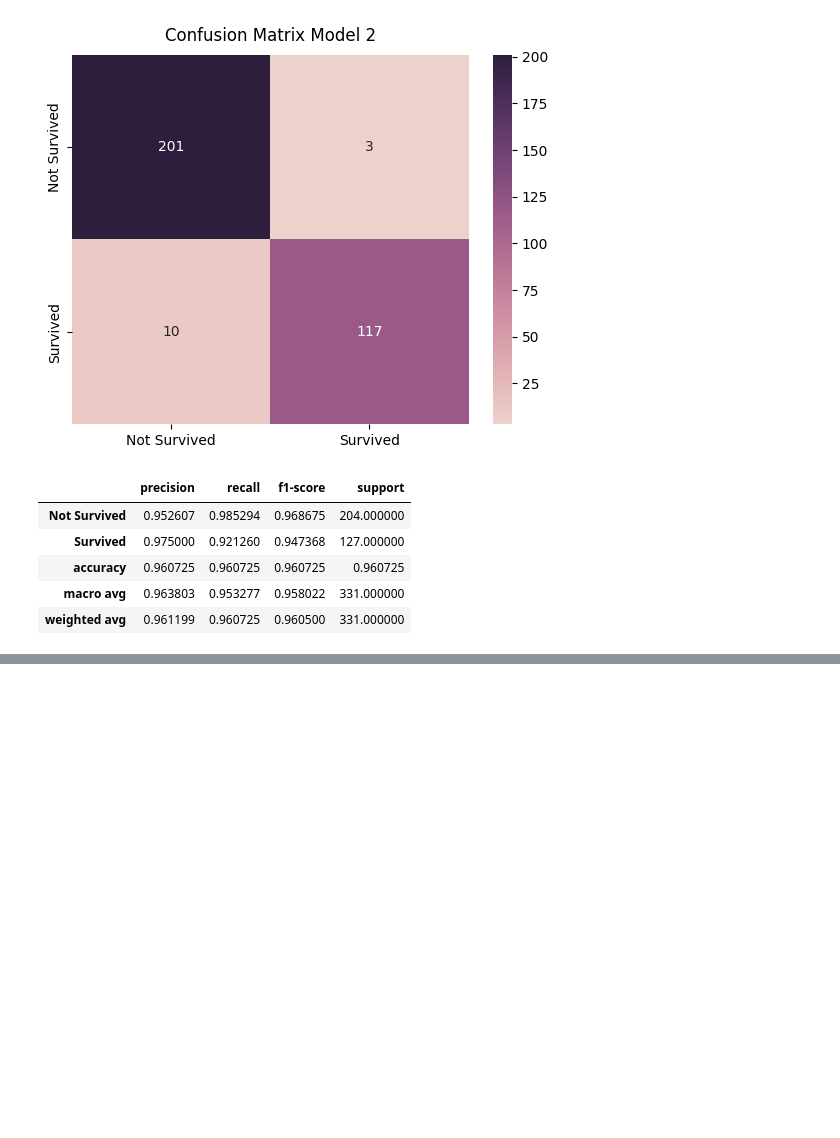
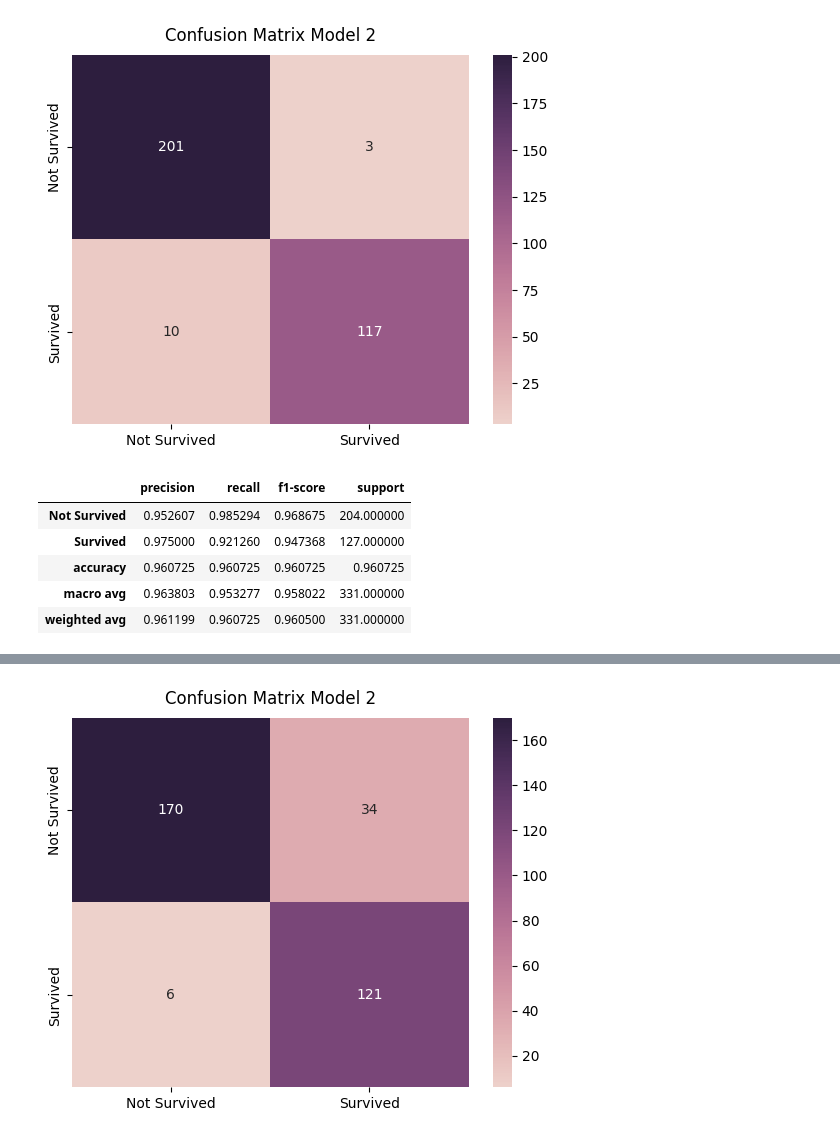
Before and after one commit to WawanWidiantara/Single-Layer-Perceptron, a Jupyter notebook: Single-Layer-Perceptron/slp.ipynb, the cells around one changed output, grey strips where cells are left out. Drawn from its saved outputs; the diff is of its cells as text; code cells hidden in the pictures; blank space fills up the shorter version.

Commit message:
edit visualisasi

```diff
--- a/Single-Layer-Perceptron/slp.ipynb
+++ b/Single-Layer-Perceptron/slp.ipynb
@@ -169,12 +169,11 @@ pd.DataFrame(model1_report).transpose()
 class SingleLayerPerceptron:
     def __init__(self, input_size, learning_rate, epochs):
         np.random.seed(42)
-        self.weights = np.random.uniform(-0.3,0.3, size=input_size+1)  # Additional weight for bias
+        self.weights = np.random.uniform(-0.3,0.3, size=input_size+1)
         self.learning_rate = learning_rate
         self.epochs = epochs
 
     def _activation_function(self, x):
-        # Using a simple step function as the activation function
         return 1 if x >= 0 else 0
 
     def _predict(self, inputs):
@@ -203,3 +202,6 @@ class SingleLayerPerceptron:
     def predict(self, X_test):
         predictions = [self._predict(inputs) for inputs in X_test]
         return np.array(predictions)
+
+    def get_weights(self):
+        return self.weights
@@ -243,0 +250,5 @@ pd.DataFrame(model2_report).transpose()
+# %%
+input_size_2 = x_train.shape[1]
+perceptron_2 = SingleLayerPerceptron(input_size_2, learning_rate=lr, epochs=epochs)
+perceptron_2.train(x_train, y_train)
+pred_2 = perceptron_2.predict(x_test)
@@ -243,0 +273,5 @@ pd.DataFrame(model2_report).transpose()
+# %%
+model2_cf2 = confusion_matrix(y_test, pred_2)
+plot_cm(model2_cf2, 'Model 2')
+# %% [output]
+[figure, added]
```
Also changed, not shown: parts of 13 cells of this notebook, 3 other files.
